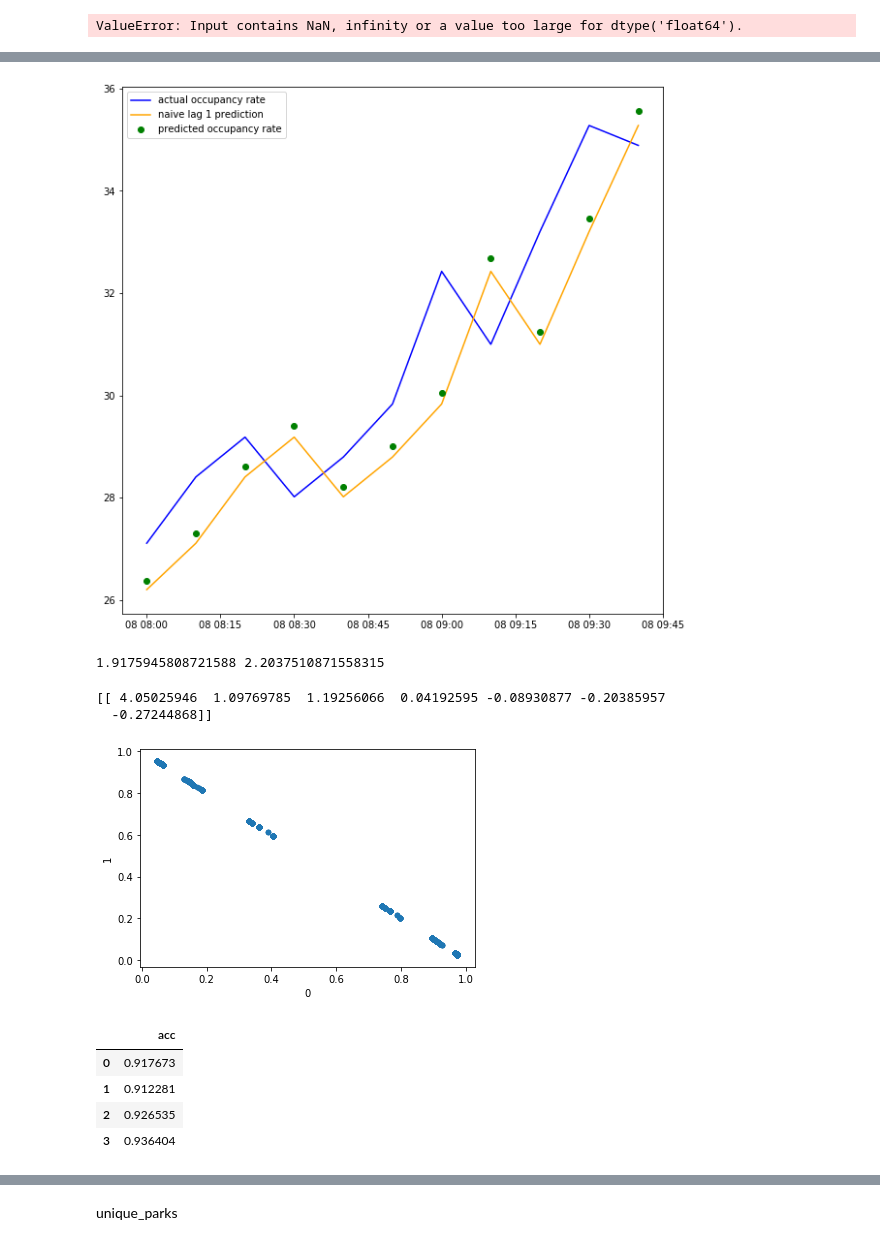
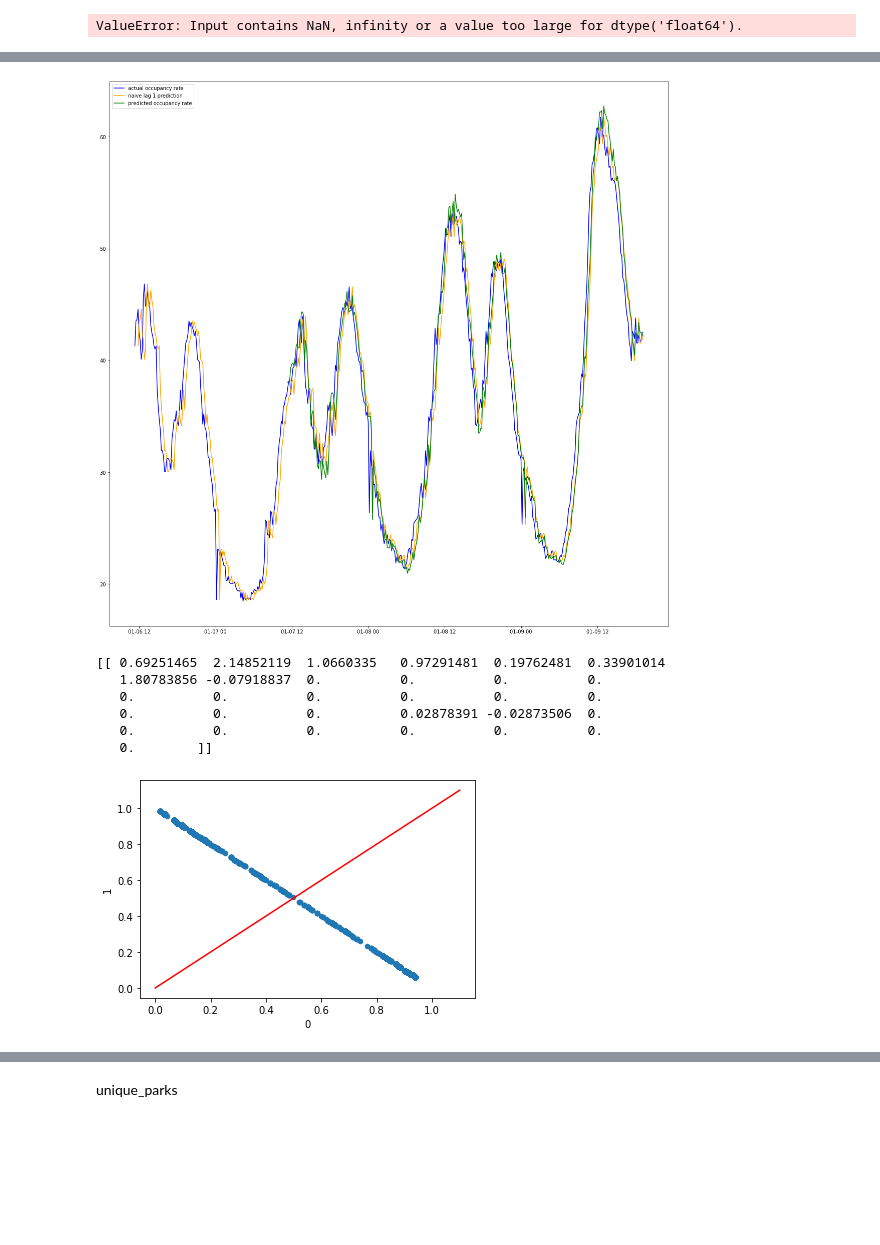
Before and after one commit to gdubbs100/parking, a Jupyter notebook: parking.ipynb, the cells around one changed output, grey strips where cells are left out. Cells and saved outputs as stored; diff of their text form; code cells hidden in the pictures; blank space fills up the shorter version.

```diff
--- a/parking.ipynb
+++ b/parking.ipynb
@@ -112,7 +83,7 @@ We see that as the lag gets larger, the proportion of matching values drops away
 # %%
 
 out = {'perc':[]}
-for i in range(1, 144):
+for i in range(1, 170):
     lagged = df['status'].groupby(level = 'bay_id').shift(i)
     filt = lagged.isna()
     filt_lagged = lagged[~filt]
@@ -330,7 +403,7 @@ ConfusionMatrixDisplay(cm, display_labels = [1,0]).plot()
 # %%
 from sklearn.ensemble import RandomForestClassifier
 
-rf = RandomForestClassifier(n_estimators = 5, ccp_alpha = 0.1)
+rf = RandomForestClassifier(n_estimators = 500, ccp_alpha = 0.1)
 rf.fit(X_train, Y_train)
 
 pred = rf.predict(X_test)
@@ -342,7 +415,7 @@ ConfusionMatrixDisplay(cm, display_labels = [1,0]).plot()
 # %%
 acc = {'acc': [], 'occ': []}
 
-for date in np.unique(X_test.index.get_level_values(0)):
+for date in pd.date_range(split + timedelta(minutes = 10), periods = 6, freq = '10min'):
     pred = LR.predict(X_test.loc[date])
     cm = confusion_matrix(Y_test.loc[date], pred)
     accuracy = (cm[0][0] + cm[1][1]) / np.sum(cm)
@@ -350,6 +423,20 @@ for date in np.unique(X_test.index.get_level_values(0)):
     acc['acc'].append(accuracy)
     acc['occ'].append(occupancy)
     #ConfusionMatrixDisplay(cm, display_labels = [1,0]).plot()
+# %%
+# running cross validation across all obs
+acc = {'acc': [], 'occ': []}
+
+for date in np.unique(estimation_data.index.get_level_values(0)):
+
+    LR.fit(estimation_data.loc[date - np.timedelta64(10, 'm'):, features], estimation_data.loc[date - np.timedelta64(10, 'm'):, 'status'])
+    pred = LR.predict(estimation_data.loc[date, features])
+    cm = confusion_matrix(estimation_data.loc[date,'status'], pred)
+    accuracy = (cm[0][0] + cm[1][1]) / np.sum(cm)
+    occupancy = 100* pred.sum() / len(pred)
+    acc['acc'].append(accuracy)
+    acc['occ'].append(occupancy)
+    #ConfusionMatrixDisplay(cm, display_labels = [1,0]).plot()
 # %%
 def combine_preds(X, Y, pred):
 
@@ -425,25 +498,27 @@ fcast_occ.plot()
 # %%
-acc_df = pd.DataFrame(acc, index = np.unique(X_test.index.get_level_values(0)))
+acc_df = pd.DataFrame(acc, index = np.unique(estimation_data.index.get_level_values(0)))
 ## analyse the implied occupancy rate
-plt.figure(figsize = (10,10))
+plt.figure(figsize = (20,20))
 # does not really provide an advantage over a naive lagged 1 prediction
-plt.plot(macro_time_df.loc[most_recent - timedelta(minutes = 100):, 'percent_full'], c = 'blue', label = 'actual occupancy rate')
-plt.plot(macro_time_df.loc[most_recent - timedelta(minutes = 100):, 'lag1_pred'], c = 'orange', label = 'naive lag 1 prediction')
+plt.plot(macro_time_df.loc[:, 'percent_full'], c = 'blue', label = 'actual occupancy rate')
+plt.plot(macro_time_df.loc[:, 'percent_full'].shift(3), c = 'orange', label = 'naive lag 1 prediction')
+#plt.plot(macro_time_df.loc[:, 'percent_full'].shift(6), c = 'red', label = 'naive lag 6 prediction')
 #plt.plot(fcast_occ.index, fcast_occ['percent_full'], 'or', label = 'predicted')
-plt.plot(acc_df['occ'].index, acc_df['occ'],'og', label = 'predicted occupancy rate')
+plt.plot(acc_df['occ'].index, acc_df['occ'],'g', label = 'predicted occupancy rate')
+
 plt.legend()
 plt.show()
 # %% [output]
-[figure, old version]
+[figure, new version]
-# %%
-print(np.mean((macro_time_df.loc[most_recent - timedelta(minutes = 100):, 'percent_full'] - acc_df['occ'])**2),
-np.mean((macro_time_df.loc[most_recent - timedelta(minutes = 100):, 'percent_full'] - macro_time_df.loc[most_recent - timedelta(minutes = 100):, 'lag1_pred'])**2))
-# %% [output]
-1.9175945808721588 2.2037510871558315
 # %%
 pd.DataFrame(LR.predict_proba(X_test)).plot(x = 0, y = 1,kind = 'scatter')
+plt.plot(np.linspace(0,1.1), np.linspace(0,1.1), c = 'red')
 print(LR.coef_)
 # %% [output]
-[[ 4.05025946  1.09769785  1.19256066  0.04192595 -0.08930877 -0.20385957
-  -0.27244868]]
+[[ 0.69251465  2.14852119  1.0660335   0.97291481  0.19762481  0.33901014
+   1.80783856 -0.07918837  0.          0.          0.          0.
+   0.          0.          0.          0.          0.          0.
+   0.          0.          0.          0.02878391 -0.02873506  0.
+   0.          0.          0.          0.          0.          0.
+   0.        ]]
-[figure, old version]
+[figure, new version]
@@ -454,8 +524,0 @@ print(LR.coef_)
-# %%
-acc_df
-# %% [output]
-|  | acc |
-| 0 | 0.917673 |
-| 1 | 0.912281 |
-| 2 | 0.926535 |
-| 3 | 0.936404 |
```
Also changed, not shown: parts of 30 cells of this notebook.
